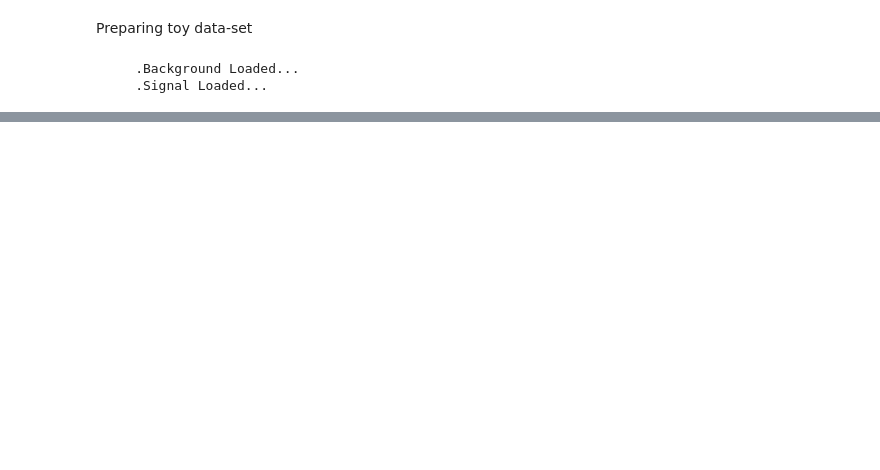
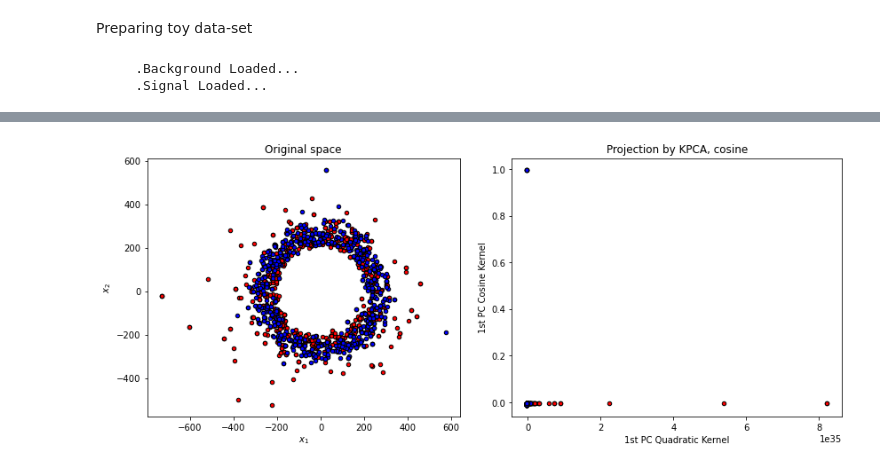
Before and after one commit to eduardopaguiar/Anomaly_Detection, a Jupyter notebook: dimensionality_reduction.ipynb, the cells around one changed output, grey strips where cells are left out. Cells and saved outputs as stored; diff of their text form; code cells hidden in the pictures; blank space fills up the shorter version.

```diff
--- a/dimensionality_reduction.ipynb
+++ b/dimensionality_reduction.ipynb
@@ -78,0 +114,3 @@ plt.show()
+# %%
+xyz_background = dm.statistics_attributes(background)
+xyz_signal = dm.statistics_attributes(signal)
@@ -78,0 +124,45 @@ plt.show()
+# %%
+xyz_X = np.vstack((xyz_background,xyz_signal))
+std_xyz_X = np.vstack((std_xyz_background,std_xyz_signal))
+# %%
+# training PCA for comparison
+pca = PCA(n_components=2)
+X_pca = pca.fit_transform(X)
+
+# definin loop structure for kernels
+kernels = ['linear', 'poly', 'rbf', 'cosine']#'sigmoid', 'precomputed'
+
+
+plt.figure(figsize=(12,5))
+plt.subplot(1, 2, 1, aspect='equal')
+plt.title("Original space")
+
+plt.scatter(xyz_X[reds, 0], xyz_X[reds, 1], c="red",
+            s=20, edgecolor='k')
+plt.scatter(X[blues, 0], X[blues, 1], c="blue",
+            s=20, edgecolor='k')
+plt.xlabel("$x_1$")
+plt.ylabel("$x_2$")
+
+
+X_kpca = KernelPCA(kernel='poly', degree=3, n_components=1)
+Y_kpca = KernelPCA(kernel='rbf', n_components=1)
+
+X_kpca = X_kpca.fit_transform(xyz_X)
+Y_kpca = Y_kpca.fit_transform(xyz_X)
+
+# Plot result
+
+plt.subplot(1, 2, 2)
+plt.scatter(X_kpca[reds, 0], Y_kpca[reds, 0], c="red",
+                s=20, edgecolor='k')
+plt.scatter(X_kpca[blues, 0], Y_kpca[blues, 0], c="blue",
+                s=20, edgecolor='k')
+plt.title("Projection by KPCA, " + knl)
+plt.xlabel(r"1st PC Quadratic Kernel")
+plt.ylabel(r"1st PC Cosine Kernel")
+
+plt.tight_layout()
+plt.show()
+# %% [output]
+[figure, added]
```
Also changed, not shown: parts of 10 cells of this notebook, 1 other file.
